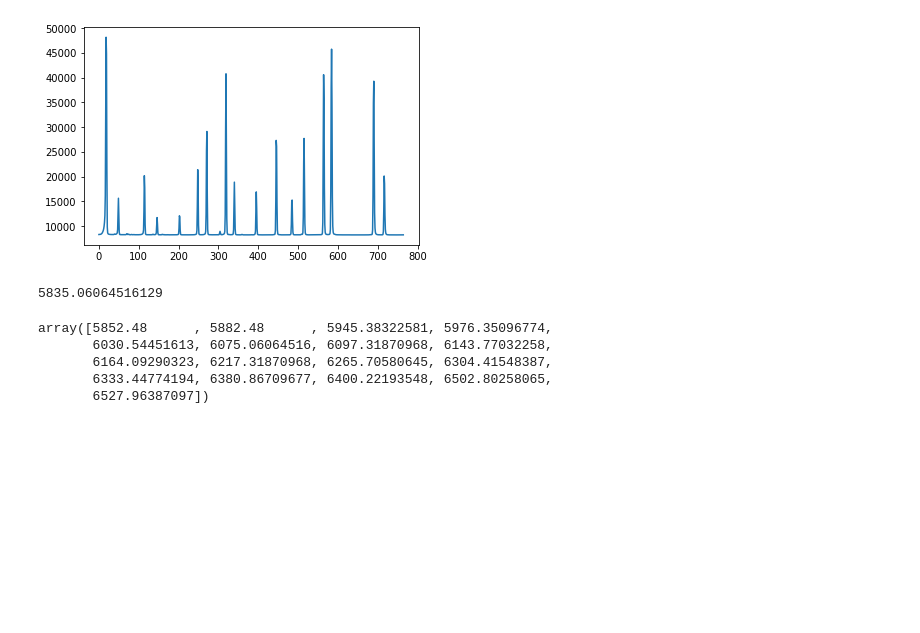
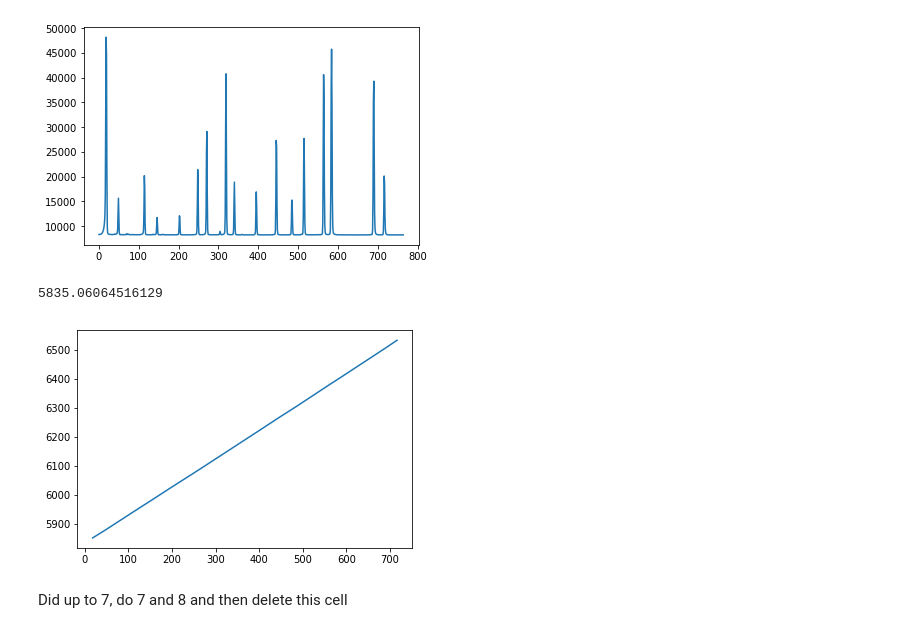
Before and after one commit to astro-kjc/AST443, a Jupyter notebook: Lab0/Lab0.ipynb, the cells around one changed output. Cells and saved outputs as stored; diff of their text form; code cells hidden in the pictures; blank space fills up the shorter version.

```diff
--- a/Lab0/Lab0.ipynb
+++ b/Lab0/Lab0.ipynb
@@ -385,23 +385,14 @@ adjustment
 # %% [output]
 5835.06064516129
 # %%
-wavelengths, = np.nonzero(mean > 10000)
-jumps = (wavelengths[1:] - wavelengths[:-1]) != 1
+indices, = np.nonzero(mean > 10000)
+jumps = (indices[1:] - indices[:-1]) != 1
 
-lows = list(wavelengths[1:][jumps])
-highs = list(wavelengths[:-1][jumps])
+lows = list(indices[1:][jumps])
+highs = list(indices[:-1][jumps])
 
 lows = [0] + lows
 highs = highs + [len(mean)]
 # %%
-wavelengths = [mean[lo:hi].argmax() + lo for lo, hi in zip(lows, highs)]
-wavelengths = np.array(wavelengths)
-wavelengths = wavelengths * Angperpixel + adjustment
+indices = [mean[lo:hi].argmax() + lo for lo, hi in zip(lows, highs)]
+indices = np.array(indices)
-# %%
-wavelengths
-# %% [output]
-array([5852.48      , 5882.48      , 5945.38322581, 5976.35096774,
-       6030.54451613, 6075.06064516, 6097.31870968, 6143.77032258,
-       6164.09290323, 6217.31870968, 6265.70580645, 6304.41548387,
-       6333.44774194, 6380.86709677, 6400.22193548, 6502.80258065,
-       6527.96387097])
@@ -407,0 +404,10 @@ array([5852.48      , 5882.48      , 5945.38322581, 5976.35096774,
+# %%
+theory = [5852.49, 5881.49,5944.83,5975.53,6030,6074,6096.16,6143.06,
+          6163.59,6217.28,6266.49,6304.79,6334.43,6382.99,6402.25,6506.53,6532.88]
+# %%
+plt.plot(indices,theory)
+wavelength_v_pixel = np.poly1d(np.polyfit(indices,theory,1)) #wavelength calibration
+# %% [output]
+[figure, added]
+# %% [markdown]
+Did up to 7, do 7 and 8 and then delete this cell
```
Also changed, not shown: parts of 1 cell of this notebook.
